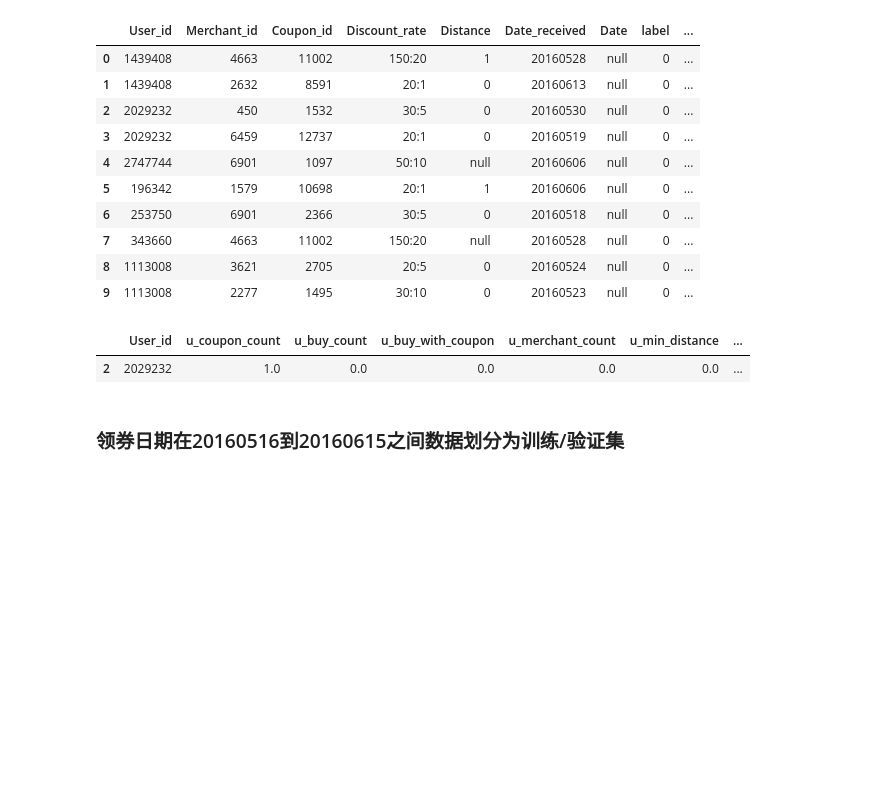
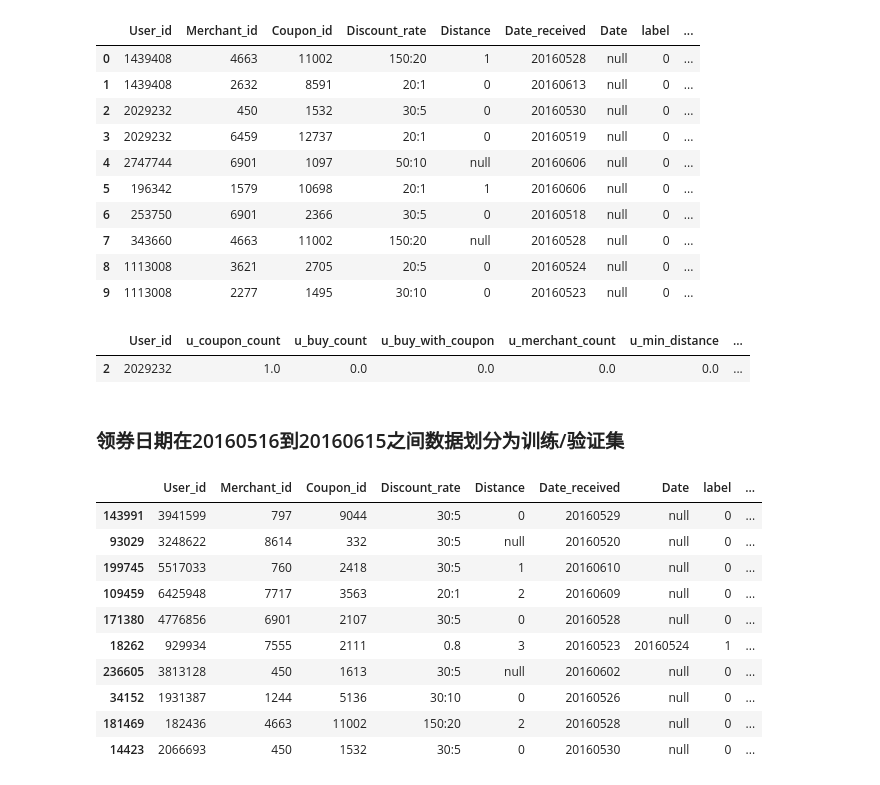
Before and after one commit to Gavin16/Albb-TC-Competition, a Jupyter notebook: projects/ipynb/mymodel.ipynb, the cells around one changed output. Drawn from its saved outputs; the diff is of its cells as text; code cells hidden in the pictures; blank space fills up the shorter version.

```diff
--- a/projects/ipynb/mymodel.ipynb
+++ b/projects/ipynb/mymodel.ipynb
@@ -214,0 +227,14 @@ train,valid = train_test_split(data_tv,stratify=data_tv['label'],random_state=10
+# %%
+train.head(10)
+# %% [output]
+|  | User_id | Merchant_id | Coupon_id | Discount_rate | Distance | Date_received | Date | label | ... |
+| 143991 | 3941599 | 797 | 9044 | 30:5 | 0 | 20160529 | null | 0 | ... |
+| 93029 | 3248622 | 8614 | 332 | 30:5 | null | 20160520 | null | 0 | ... |
+| 199745 | 5517033 | 760 | 2418 | 30:5 | 1 | 20160610 | null | 0 | ... |
+| 109459 | 6425948 | 7717 | 3563 | 20:1 | 2 | 20160609 | null | 0 | ... |
+| 171380 | 4776856 | 6901 | 2107 | 30:5 | 0 | 20160528 | null | 0 | ... |
+| 18262 | 929934 | 7555 | 2111 | 0.8 | 3 | 20160523 | 20160524 | 1 | ... |
+| 236605 | 3813128 | 450 | 1613 | 30:5 | null | 20160602 | null | 0 | ... |
+| 34152 | 1931387 | 1244 | 5136 | 30:10 | 0 | 20160526 | null | 0 | ... |
+| 181469 | 182436 | 4663 | 11002 | 150:20 | 2 | 20160528 | null | 0 | ... |
+| 14423 | 2066693 | 450 | 1532 | 30:5 | 0 | 20160530 | null | 0 | ... |
```
Also changed, not shown: parts of 10 cells of this notebook.
